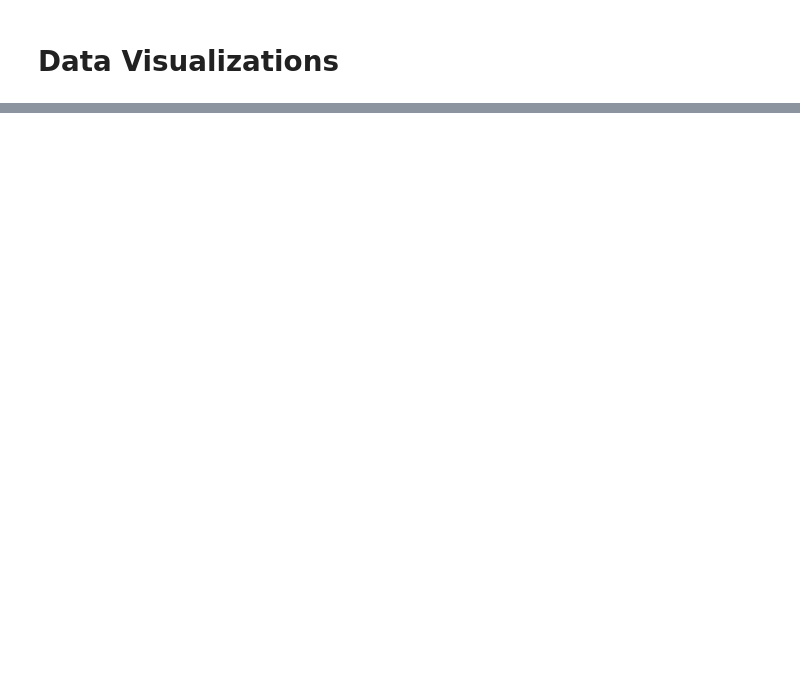
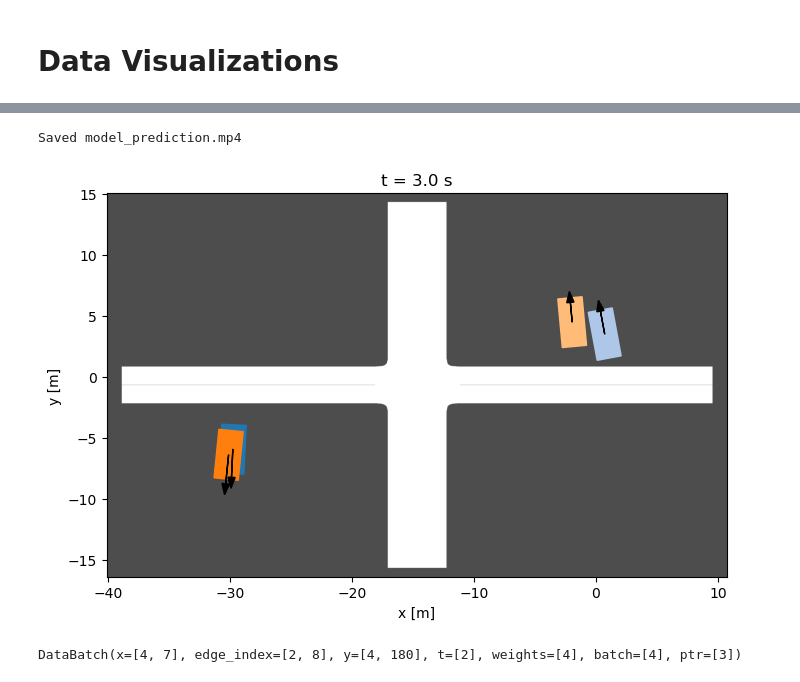
Before and after one commit to Dani13vg/Multi_Agent_Intersection, a Jupyter notebook: data_visualization.ipynb, the cells around one changed output, grey strips where cells are left out. Saved outputs shown, nothing was run; the diff lists cells and outputs as text; code cells hidden in the pictures; blank space fills up the shorter version.

```diff
--- a/data_visualization.ipynb
+++ b/data_visualization.ipynb
@@ -125,0 +306,52 @@ Video saved to simple_inclined_10m_intersection.mp4
+# %%
+import numpy as np
+
+def rotation_matrix_back(yaw: torch.Tensor) -> torch.Tensor:
+    """
+    Vectorised inverse rotation that turns local (+x fwd) coordinates
+    back to the world frame (+y fwd).  yaw is shape (V,).
+    Returns shape (V, 2, 2) on the same device & dtype.
+    """
+    # yaw already on GPU/CPU where batch.x lives
+    c = torch.cos(yaw - math.pi / 2)   # cos(-π/2 + yaw)
+    s = torch.sin(yaw - math.pi / 2)   # sin(-π/2 + yaw)
+
+    # [[ c, -s],
+    #  [ s,  c]]
+    R = torch.stack(
+        (
+            torch.stack((c, -s), dim=-1),
+            torch.stack((s,  c), dim=-1)
+        ),
+        dim=-2
+    )                                   # (V, 2, 2)
+    return R
+
+def run_model(b):
+    out = model(b.x[:, [0, 1, 4, 5, 6]], b.edge_index)  # (V, 60)
+    out = out.view(-1, 30, 2).permute(0, 2, 1)          # (V, 2, 30)
+
+    R = rotation_matrix_back(b.x[:, 3])                 # (V, 2, 2)
+    out = torch.bmm(R, out).permute(0, 2, 1)            # (V, 30, 2)
+    out += b.x[:, 0:2].unsqueeze(1)                     # translate
+    return out                                          # (V, 30, 2)
+# %%
+with torch.no_grad():
+    for batch in loader:
+        batch = batch.to(device)
+        pred = run_model(batch)               # (V, 30, 2)  from the notebook
+    visualize_prediction_video(
+        pred_xy=pred,
+        batch=batch,
+        dt=0.1,               # step from utils.config
+        road_img="map_binary_images/simple_separate_10m_binary.png",    # or None
+        output_path="model_prediction.mp4",
+        interval_ms=200                       # slow playback
+    )
+# %% [output]
+Saved model_prediction.mp4
+[figure, added]
+# %%
+batch
+# %% [output]
+DataBatch(x=[4, 7], edge_index=[2, 8], y=[4, 180], t=[2], weights=[4], batch=[4], ptr=[3])
```
Also changed, not shown: parts of 12 cells of this notebook, 3 other files.
